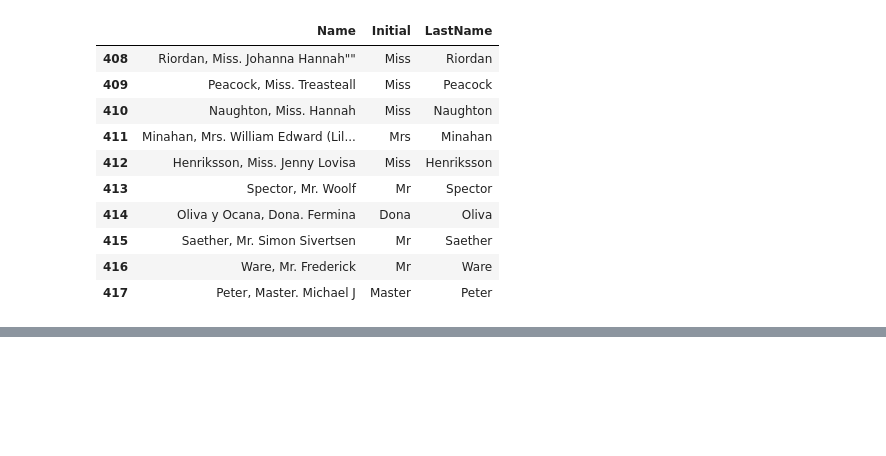
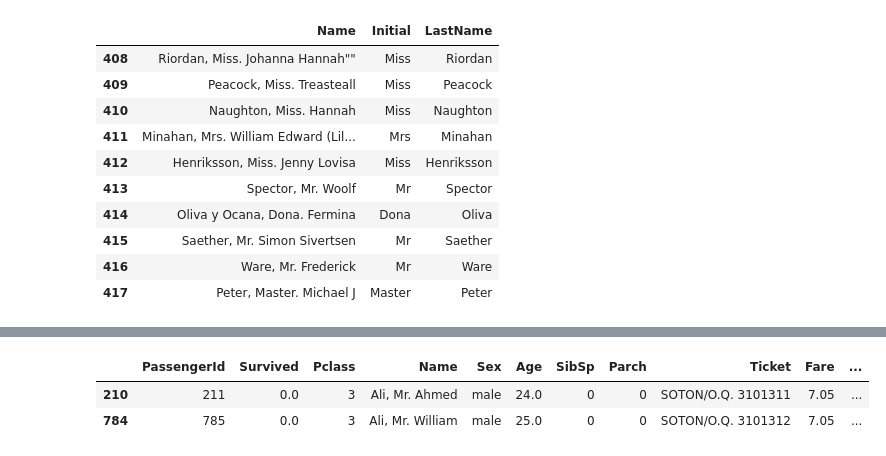
Before and after one commit to SoonKi-Eun/Kaggle, a Jupyter notebook: titanic-test-1.ipynb, the cells around one changed output, grey strips where cells are left out. Drawn from its saved outputs; the diff is of its cells as text; code cells hidden in the pictures; blank space fills up the shorter version.

```diff
--- a/titanic-test-1.ipynb
+++ b/titanic-test-1.ipynb
@@ -363,0 +411,4 @@ temp[['Name' , 'Initial' , 'LastName' ]].tail(n = 10)
+# %%
+#LastName to Number
+#temp['LastName'].factorize()
+temp['NumName'] = temp['LastName'].factorize()[0]
@@ -363,0 +422,6 @@ temp[['Name' , 'Initial' , 'LastName' ]].tail(n = 10)
+# %%
+temp.loc[temp['LastName'] == 'Ali']
+# %% [output]
+|  | PassengerId | Survived | Pclass | Name | Sex | Age | SibSp | Parch | Ticket | Fare | ... |
+| 210 | 211 | 0.0 | 3 | Ali, Mr. Ahmed | male | 24.0 | 0 | 0 | SOTON/O.Q. 3101311 | 7.05 | ... |
+| 784 | 785 | 0.0 | 3 | Ali, Mr. William | male | 25.0 | 0 | 0 | SOTON/O.Q. 3101312 | 7.05 | ... |
```
Also changed, not shown: parts of 8 cells of this notebook.
